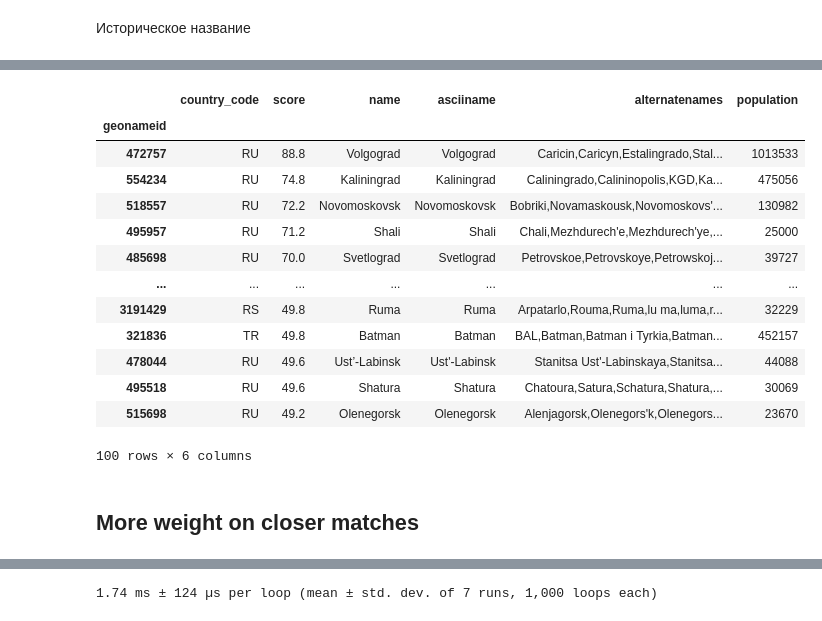
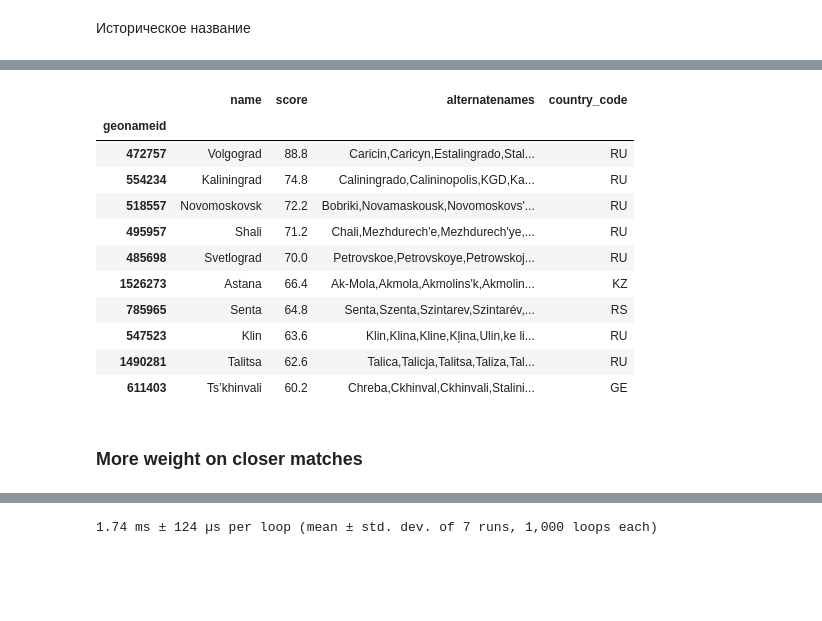
Before and after one commit to eburakova/geoname_matching, a Jupyter notebook: main.ipynb, the cells around one changed output, grey strips where cells are left out. Saved outputs shown, nothing was run; the diff lists cells and outputs as text; code cells hidden in the pictures; blank space fills up the shorter version.

```diff
--- a/main.ipynb
+++ b/main.ipynb
@@ -550,9 +596,10 @@ Wall time: 193 ms
 Историческое название
 # %%
 %%time
-k=100 ## number of suggestions
+k=10 ## number of suggestions
 query = 'Сталинград'
 #query = 'Атомград'
 
-search(query, k)
+result = search(query, k)
+result
 # %% [output]
@@ -561,14 +608,12 @@ Wall time: 230 ms
-|  | country_code | score | name | asciiname | alternatenames | population |
-| geonameid |  |  |  |  |  |  |
-| 472757 | RU | 88.8 | Volgograd | Volgograd | Caricin,Caricyn,Estalingrado,Stal... | 1013533 |
-| 554234 | RU | 74.8 | Kaliningrad | Kaliningrad | Caliningrado,Calininopolis,KGD,Ka... | 475056 |
-| 518557 | RU | 72.2 | Novomoskovsk | Novomoskovsk | Bobriki,Novamaskousk,Novomoskovs'... | 130982 |
-| 495957 | RU | 71.2 | Shali | Shali | Chali,Mezhdurech'e,Mezhdurech'ye,... | 25000 |
-| 485698 | RU | 70.0 | Svetlograd | Svetlograd | Petrovskoe,Petrovskoye,Petrowskoj... | 39727 |
-| ... | ... | ... | ... | ... | ... | ... |
-| 3191429 | RS | 49.8 | Ruma | Ruma | Arpatarlo,Rouma,Ruma,lu ma,luma,r... | 32229 |
-| 321836 | TR | 49.8 | Batman | Batman | BAL,Batman,Batman i Tyrkia,Batman... | 452157 |
-| 478044 | RU | 49.6 | Ust’-Labinsk | Ust'-Labinsk | Stanitsa Ust'-Labinskaya,Stanitsa... | 44088 |
-| 495518 | RU | 49.6 | Shatura | Shatura | Chatoura,Satura,Schatura,Shatura,... | 30069 |
-| 515698 | RU | 49.2 | Olenegorsk | Olenegorsk | Alenjagorsk,Olenegors'k,Olenegors... | 23670 |
+|  | name | score | alternatenames | country_code |
+| geonameid |  |  |  |  |
+| 472757 | Volgograd | 88.8 | Caricin,Caricyn,Estalingrado,Stal... | RU |
+| 554234 | Kaliningrad | 74.8 | Caliningrado,Calininopolis,KGD,Ka... | RU |
+| 518557 | Novomoskovsk | 72.2 | Bobriki,Novamaskousk,Novomoskovs'... | RU |
+| 495957 | Shali | 71.2 | Chali,Mezhdurech'e,Mezhdurech'ye,... | RU |
+| 485698 | Svetlograd | 70.0 | Petrovskoe,Petrovskoye,Petrowskoj... | RU |
+| 1526273 | Astana | 66.4 | Ak-Mola,Akmola,Akmolins'k,Akmolin... | KZ |
+| 785965 | Senta | 64.8 | Senta,Szenta,Szintarev,Szintarév,... | RS |
+| 547523 | Klin | 63.6 | Klin,Klina,Kline,Kļina,Ulin,ke li... | RU |
+| 1490281 | Talitsa | 62.6 | Talica,Talicja,Talitsa,Taliza,Tal... | RU |
+| 611403 | Ts’khinvali | 60.2 | Chreba,Ckhinval,Ckhinvali,Stalini... | GE |
-100 rows × 6 columns
@@ -575,5 +622,5 @@ Wall time: 230 ms
 # %% [markdown]
-## More weight on closer matches
+### More weight on closer matches
 # %%
 def search_parabolic(query, k=10):
     "The rapid fuzzy search - scoring with root mean square difference. RMSD puts higher weight onto closer matches"
```
Also changed, not shown: parts of 22 cells of this notebook.
